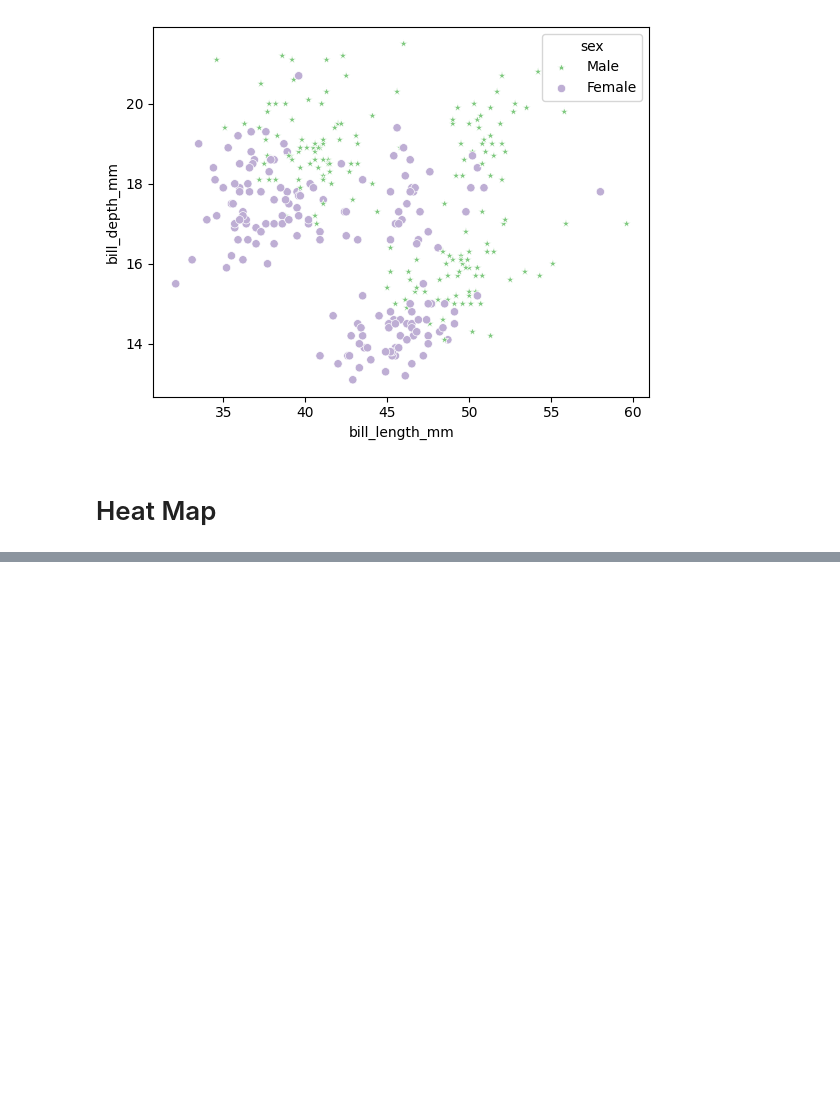
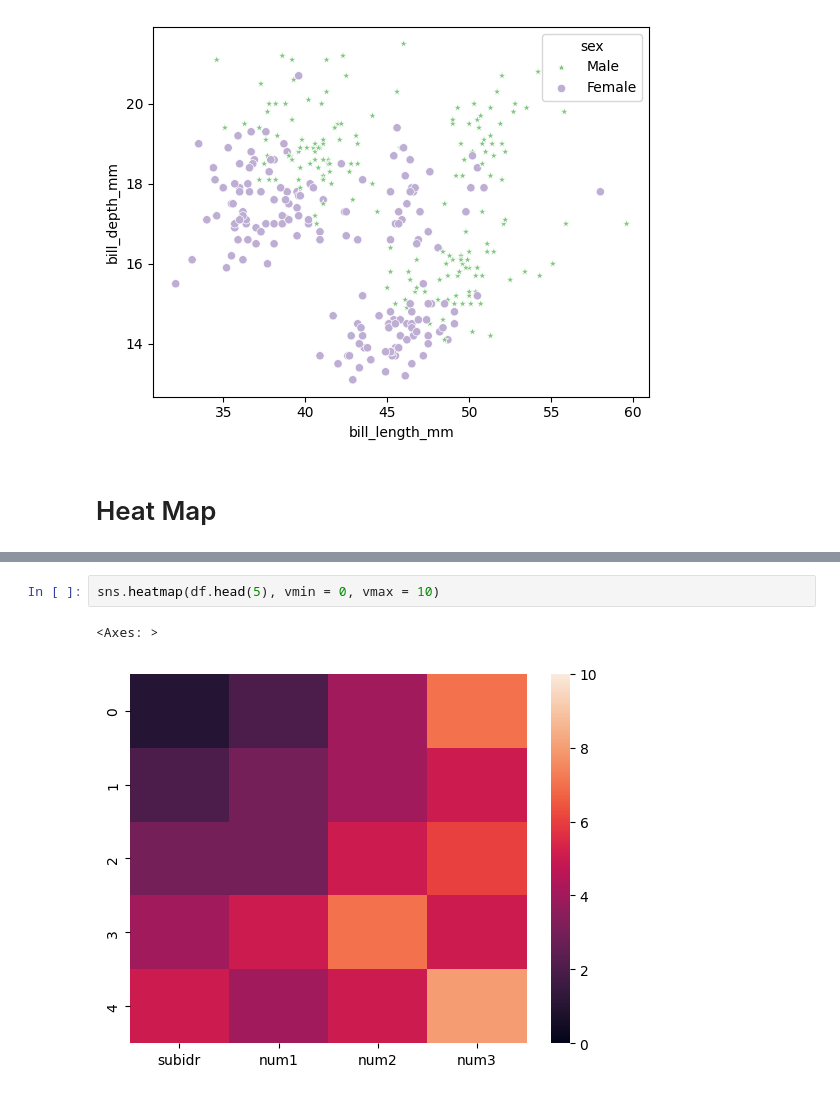
Before and after one commit to Ut-Niv/Pandas-Dataframe, a Jupyter notebook: Seaborn_demo.ipynb, the cells around one changed output, grey strips where cells are left out. Drawn from its saved outputs; the diff is of its cells as text; blank space fills up the shorter version.

```diff
--- a/Seaborn_demo.ipynb
+++ b/Seaborn_demo.ipynb
@@ -292,0 +351,5 @@ sns.scatterplot(x = 'bill_length_mm', y = 'bill_depth_mm', data = df,
+# %%
+sns.heatmap(df.head(5), vmin = 0, vmax = 10)
+# %% [output]
+<Axes: >
+[figure, added]
```
Also changed, not shown: parts of 11 cells of this notebook.
